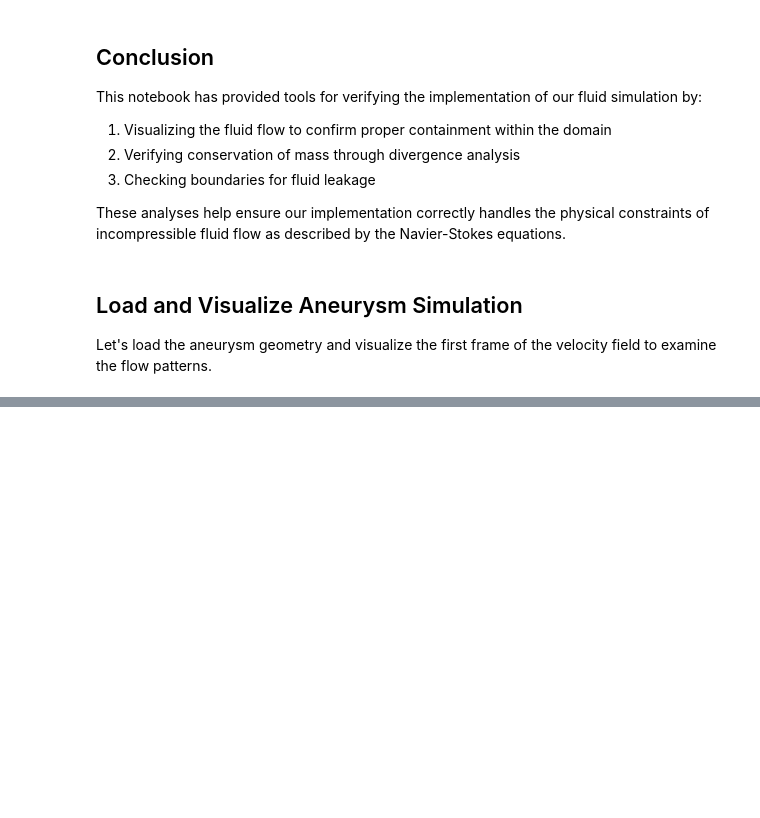
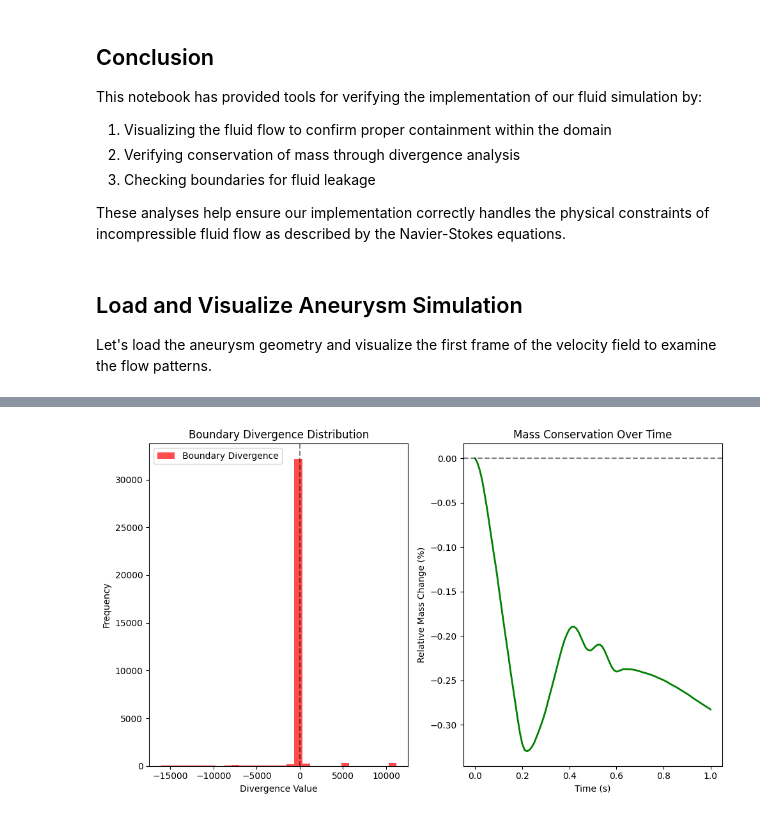
Before and after one commit to DynoAbd786-Uni/dissertation, a Jupyter notebook: visualisation_src/objective_1_visualiser.ipynb, the cells around one changed output, grey strips where cells are left out. Saved outputs shown, nothing was run; the diff lists cells and outputs as text; code cells hidden in the pictures; blank space fills up the shorter version.

```diff
--- a/visualisation_src/objective_1_visualiser.ipynb
+++ b/visualisation_src/objective_1_visualiser.ipynb
@@ -900,0 +1600,96 @@ Loaded wall mask with shape: (528, 749)
+# %%
+def compare_divergence_with_mass_conservation(div_data, mass_data):
+    """
+    Compare divergence field with mass conservation metrics to verify consistency.
+    In a properly implemented incompressible flow simulation:
+    1. The integral of divergence over the domain should be close to zero
+    2. The total mass should remain constant
+    3. Local non-zero divergence should not affect global mass conservation
+    """
+    if div_data is None or mass_data is None:
+        print("Missing divergence or mass conservation data for comparison.")
+        return
+
+    try:
+        # Get total integrated divergence
+        if isinstance(div_data, np.ma.MaskedArray):
+            # Handle masked arrays
+            total_div = np.sum(div_data.filled(0))
+            valid_div = div_data.compressed()  # Get only unmasked values
+            div_mean = np.mean(valid_div) if len(valid_div) > 0 else 0
+            div_std = np.std(valid_div) if len(valid_div) > 0 else 0
+            div_max = np.max(np.abs(valid_div)) if len(valid_div) > 0 else 0
+        else:
+            # Handle regular arrays
+            total_div = np.sum(div_data)
+            div_mean = np.mean(div_data)
+            div_std = np.std(div_data)
+            div_max = np.max(np.abs(div_data))
+
+        # Get mass conservation metrics
+        mass_change = mass_data['relative_change'][-1]  # Final relative change
+        max_mass_change = np.max(np.abs(mass_data['relative_change']))
+
+        print("\nDivergence and Mass Conservation Comparison:")
+        print(f"  Total integrated divergence: {total_div:.6e}")
+        print(f"  Mean divergence: {div_mean:.6e}")
+        print(f"  Divergence standard deviation: {div_std:.6e}")
+        print(f"  Maximum absolute divergence: {div_max:.6e}")
+        print("\nMass Conservation Metrics:")
+        print(f"  Final relative mass change: {mass_change:.6f}%")
+        print(f"  Maximum absolute mass change: {max_mass_change:.6f}%")
+
+        # Create a scatter plot of boundary divergence vs mass change
+        if 'boundary_analysis' in globals() and boundary_analysis is not None:
+            # Check if we have both boundary data and enough mass data points
+            if 'boundary_divergence' in boundary_analysis and len(mass_data['relative_change']) > 1:
+                plt.figure(figsize=(10, 6))
+
+                # Compare distributions
+                plt.subplot(1, 2, 1)
+                plt.hist(boundary_analysis['boundary_divergence'], bins=30, alpha=0.7,
+                       label='Boundary Divergence', color='red')
+                plt.axvline(x=0, color='k', linestyle='--', alpha=0.5)
+                plt.xlabel('Divergence Value')
+                plt.ylabel('Frequency')
+                plt.title('Boundary Divergence Distribution')
+                plt.legend()
+
+                plt.subplot(1, 2, 2)
+                plt.plot(mass_data['times'], mass_data['relative_change'], 'g-', linewidth=2)
+                plt.axhline(y=0, color='k', linestyle='--', alpha=0.5)
+                plt.xlabel('Time (s)')
+                plt.ylabel('Relative Mass Change (%)')
+                plt.title('Mass Conservation Over Time')
+
+                plt.tight_layout()
+                plt.show()
+
+                # Provide interpretation
+                boundary_div_sum = np.sum(boundary_analysis['boundary_divergence'])
+                bulk_div_sum = np.sum(boundary_analysis['bulk_divergence'])
+
+                print("\nInterpretation:")
+                print(f"  Boundary region divergence sum: {boundary_div_sum:.6e}")
+                print(f"  Bulk region divergence sum: {bulk_div_sum:.6e}")
+                print(f"  Combined divergence sum: {boundary_div_sum + bulk_div_sum:.6e}")
+
+                # Check if boundary and bulk divergence cancel each other out
+                if np.sign(boundary_div_sum) != np.sign(bulk_div_sum):
+                    print("\n✅ Boundary and bulk divergence have opposite signs,")
+                    print("   which suggests compensating errors that preserve global mass conservation.")
+                else:
+                    print("\n⚠️ Boundary and bulk divergence have the same sign,")
+                    print("   which may indicate systematic mass conservation issues.")
+    except Exception as e:
+        print(f"Error comparing divergence with mass conservation: {e}")
+        import traceback
+        traceback.print_exc()
+
+# Compare divergence with mass conservation if both are available
+if 'div' in globals() and div is not None and 'mass_conservation_results' in globals() and mass_conservation_results is not None:
+    compare_divergence_with_mass_conservation(div, mass_conservation_results)
+else:
+    print("\nCannot compare divergence with mass conservation - one or both analyses are missing.")
+    print("Run both the divergence calculation and global mass conservation analysis first.")
+# %% [output]
@@ -900,0 +1705 @@ Loaded wall mask with shape: (528, 749)
+[figure, added]
```
Also changed, not shown: parts of 15 cells of this notebook, 8 other files.
